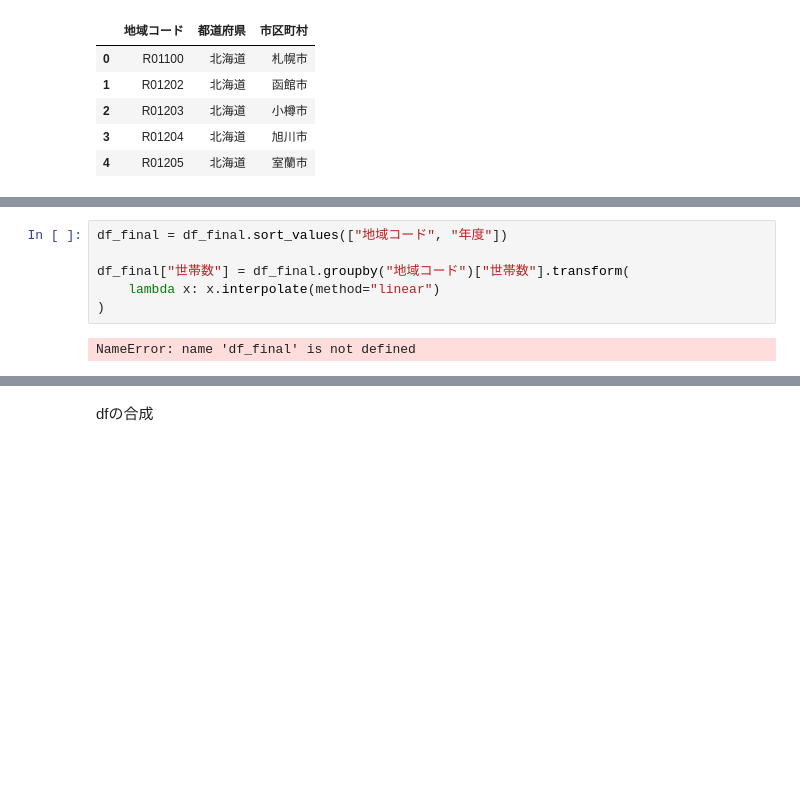
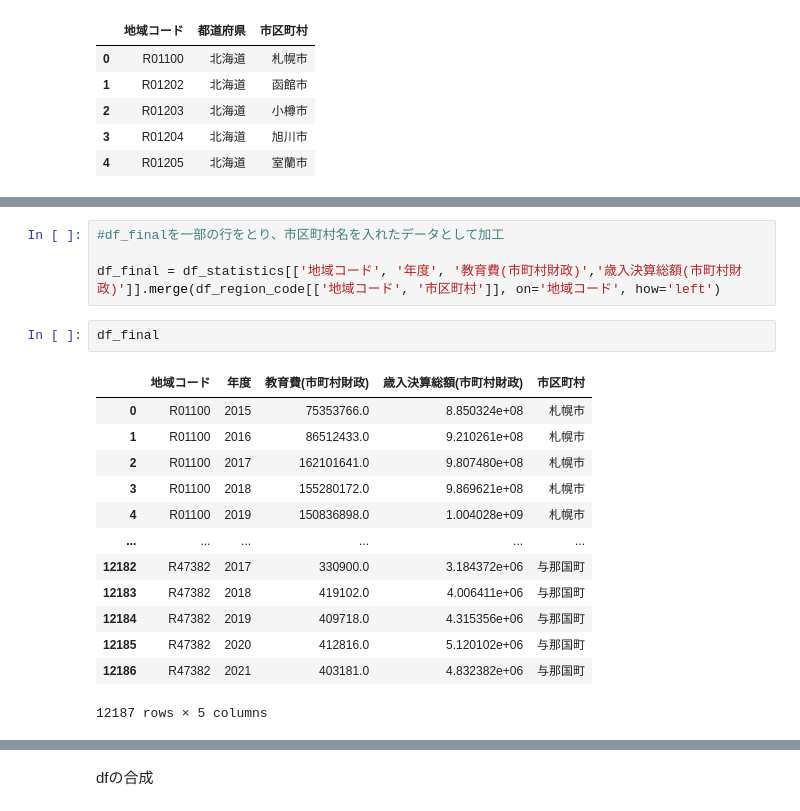
Before and after one commit to shun217/Statistics-Competition_Local-government-policy, a Jupyter notebook: testdata_pre.ipynb, the cells around one changed output, grey strips where cells are left out. Saved outputs shown, nothing was run; the diff lists cells and outputs as text; blank space fills up the shorter version.

```diff
--- a/testdata_pre.ipynb
+++ b/testdata_pre.ipynb
@@ -709,11 +705,23 @@ df_statistics
-# %%
-df_final = df_final.sort_values(["地域コード", "年度"])
-
-df_final["世帯数"] = df_final.groupby("地域コード")["世帯数"].transform(
-    lambda x: x.interpolate(method="linear")
-)
-# %% [output]
-NameError: name 'df_final' is not defined
+# %%
+#df_finalを一部の行をとり、市区町村名を入れたデータとして加工
+
+df_final = df_statistics[['地域コード', '年度', '教育費(市町村財政)','歳入決算総額(市町村財政)']].merge(df_region_code[['地域コード', '市区町村']], on='地域コード', how='left')
+# %%
+df_final
+# %% [output]
+|  | 地域コード | 年度 | 教育費(市町村財政) | 歳入決算総額(市町村財政) | 市区町村 |
+| 0 | R01100 | 2015 | 75353766.0 | 8.850324e+08 | 札幌市 |
+| 1 | R01100 | 2016 | 86512433.0 | 9.210261e+08 | 札幌市 |
+| 2 | R01100 | 2017 | 162101641.0 | 9.807480e+08 | 札幌市 |
+| 3 | R01100 | 2018 | 155280172.0 | 9.869621e+08 | 札幌市 |
+| 4 | R01100 | 2019 | 150836898.0 | 1.004028e+09 | 札幌市 |
+| ... | ... | ... | ... | ... | ... |
+| 12182 | R47382 | 2017 | 330900.0 | 3.184372e+06 | 与那国町 |
+| 12183 | R47382 | 2018 | 419102.0 | 4.006411e+06 | 与那国町 |
+| 12184 | R47382 | 2019 | 409718.0 | 4.315356e+06 | 与那国町 |
+| 12185 | R47382 | 2020 | 412816.0 | 5.120102e+06 | 与那国町 |
+| 12186 | R47382 | 2021 | 403181.0 | 4.832382e+06 | 与那国町 |
+12187 rows × 5 columns
 # %%
 df_final.tail(10)
 # %% [output]
```
Also changed, not shown: parts of 15 cells of this notebook, 1 other file.
